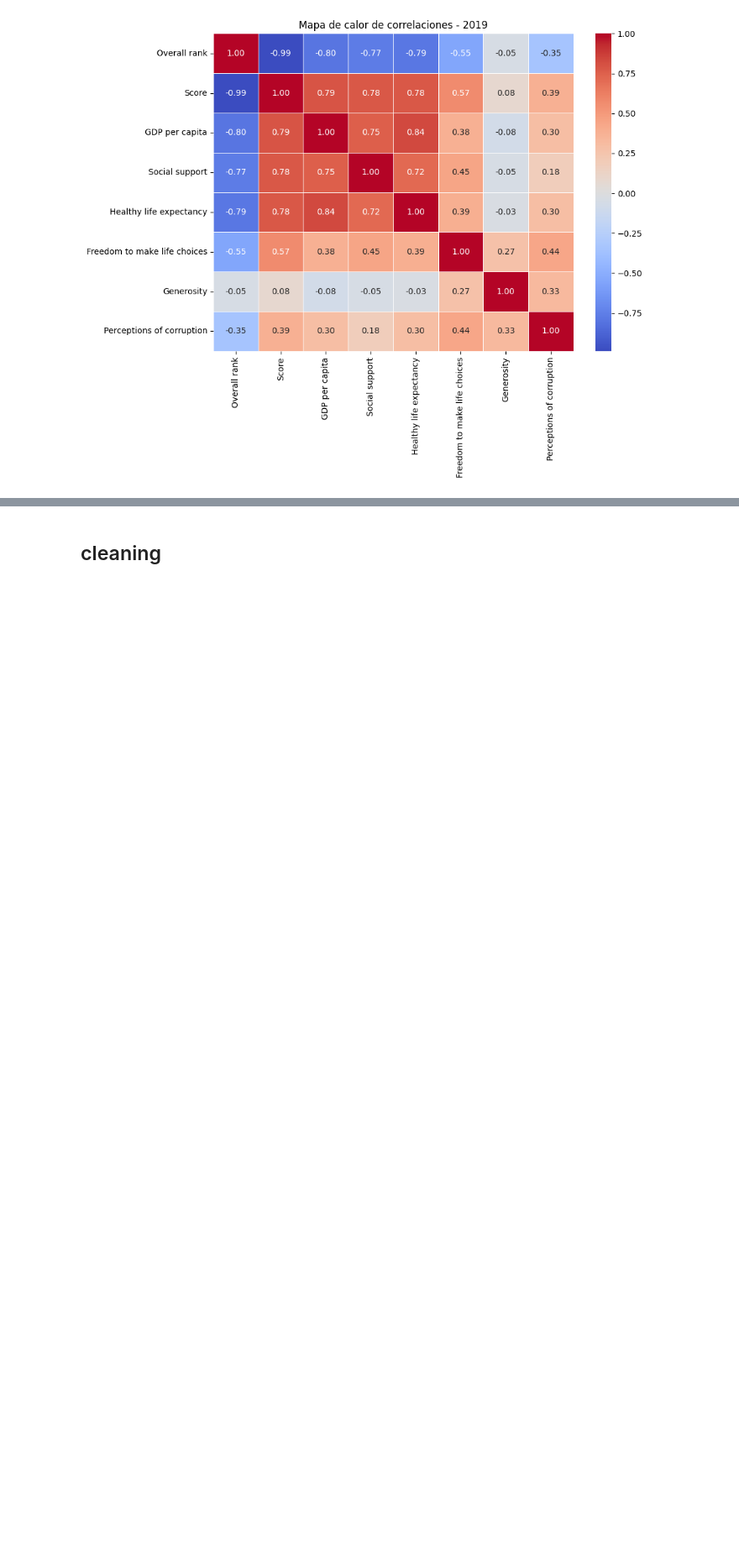
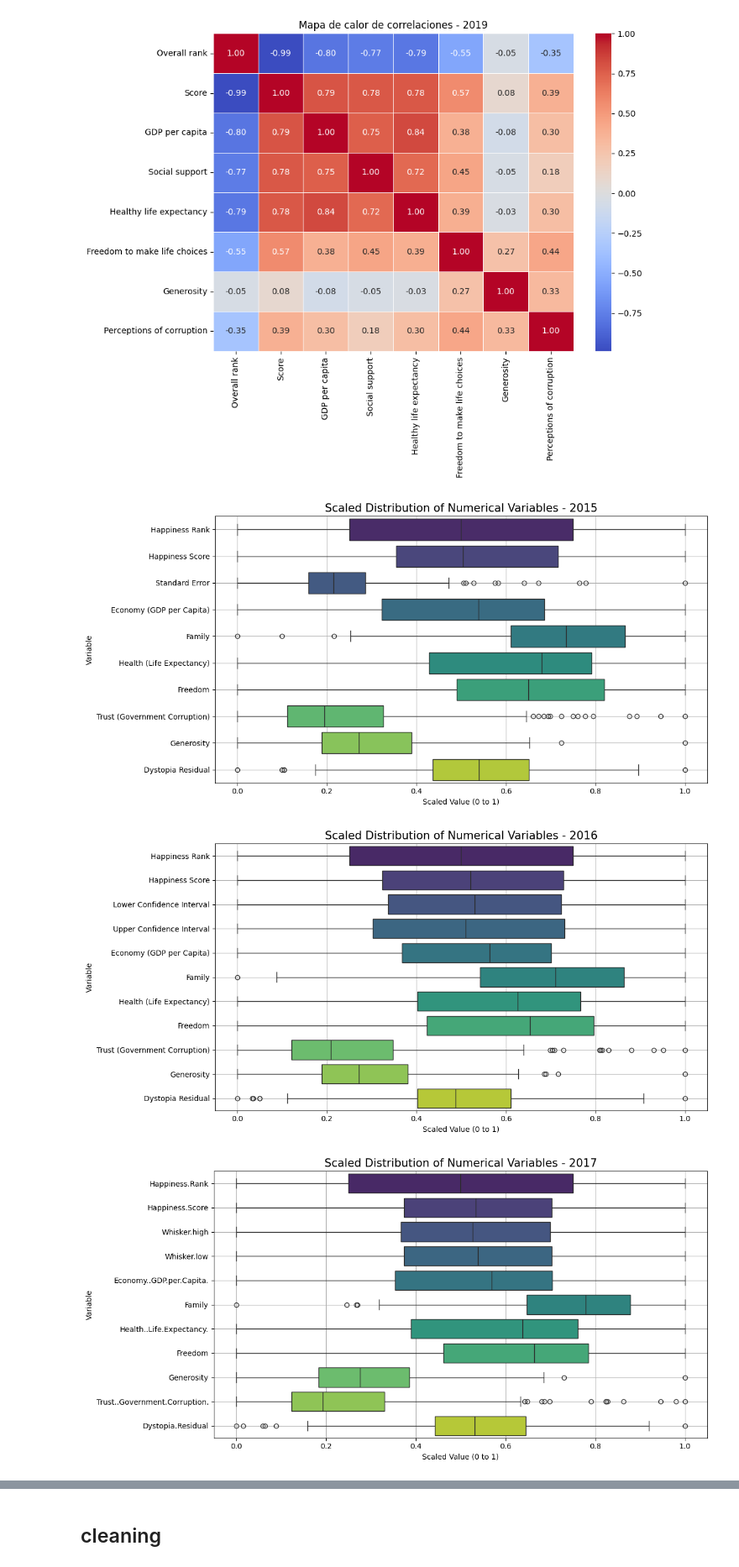
Before and after one commit to Luisgar0821/workshop_003, a Jupyter notebook: notebooks/eda_etl.ipynb, the cells around one changed output, grey strips where cells are left out. Shown at 84% size. Cells and saved outputs as stored; diff of their text form; code cells hidden in the pictures; blank space fills up the shorter version.

```diff
--- a/notebooks/eda_etl.ipynb
+++ b/notebooks/eda_etl.ipynb
@@ -92,3 +92,28 @@ Columnas en 2018:
 Columnas en 2019:
 ['Overall rank', 'Country or region', 'Score', 'GDP per capita', 'Social support', 'Healthy life expectancy', 'Freedom to make life choices', 'Generosity', 'Perceptions of corruption']
 [figure]
+# %%
+from sklearn.preprocessing import MinMaxScaler
+
+for file in files:
+    year = file.split(".")[0]
+    df = pd.read_csv(os.path.join(data_path, file))
+    numeric_cols = df.select_dtypes(include='number').columns.tolist()
+
+    # Escalado
+    scaler = MinMaxScaler()
+    df_scaled = pd.DataFrame(scaler.fit_transform(df[numeric_cols]), columns=numeric_cols)
+
+    # Boxplot escalado
+    plt.figure(figsize=(12, 6))
+    sns.boxplot(data=df_scaled, orient='h', palette='viridis')
+    plt.title(f'Scaled Distribution of Numerical Variables - {year}', fontsize=15)
+    plt.xlabel("Scaled Value (0 to 1)")
+    plt.ylabel("Variable")
+    plt.grid(True)
+    plt.tight_layout()
+    plt.show()
+# %% [output]
+[figure, added]
+[figure, added]
+[figure, added]
```
Also changed, not shown: parts of 1 cell of this notebook, 1 other file.
